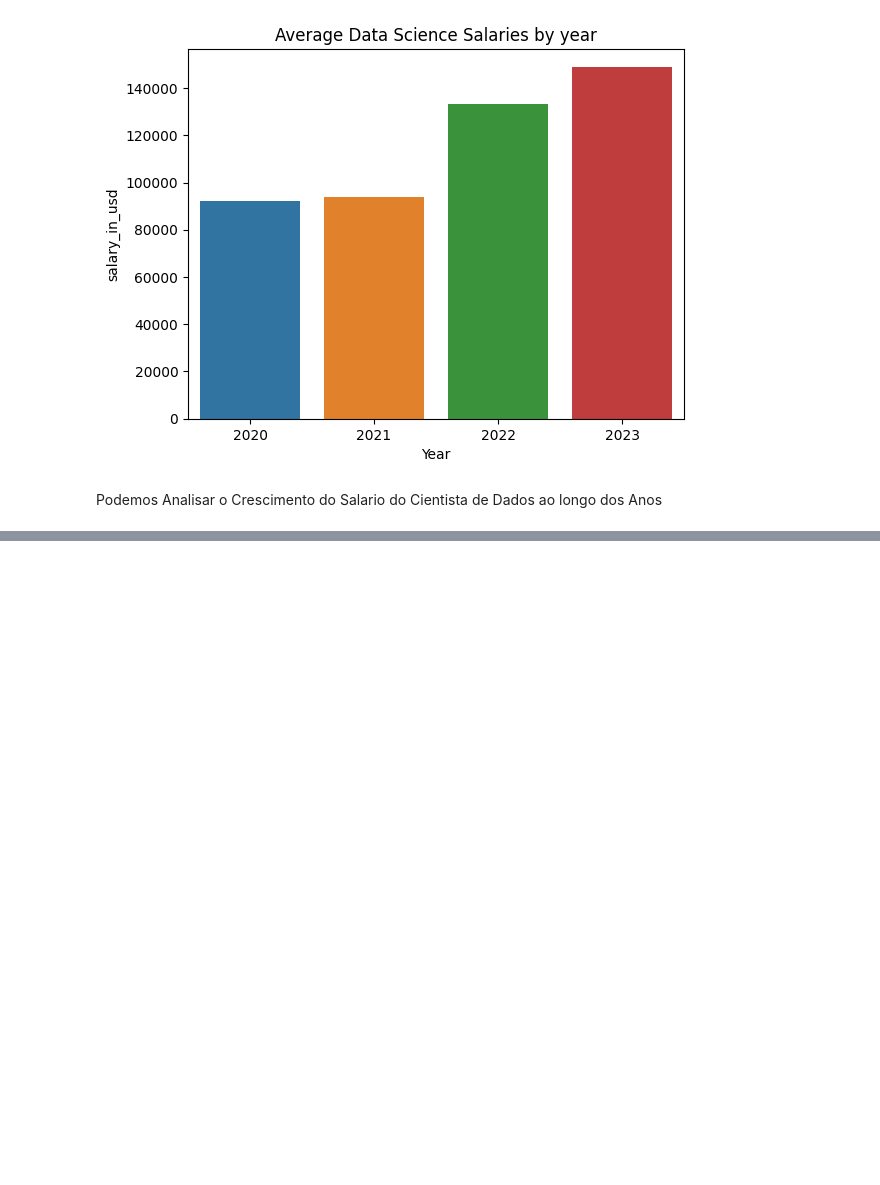
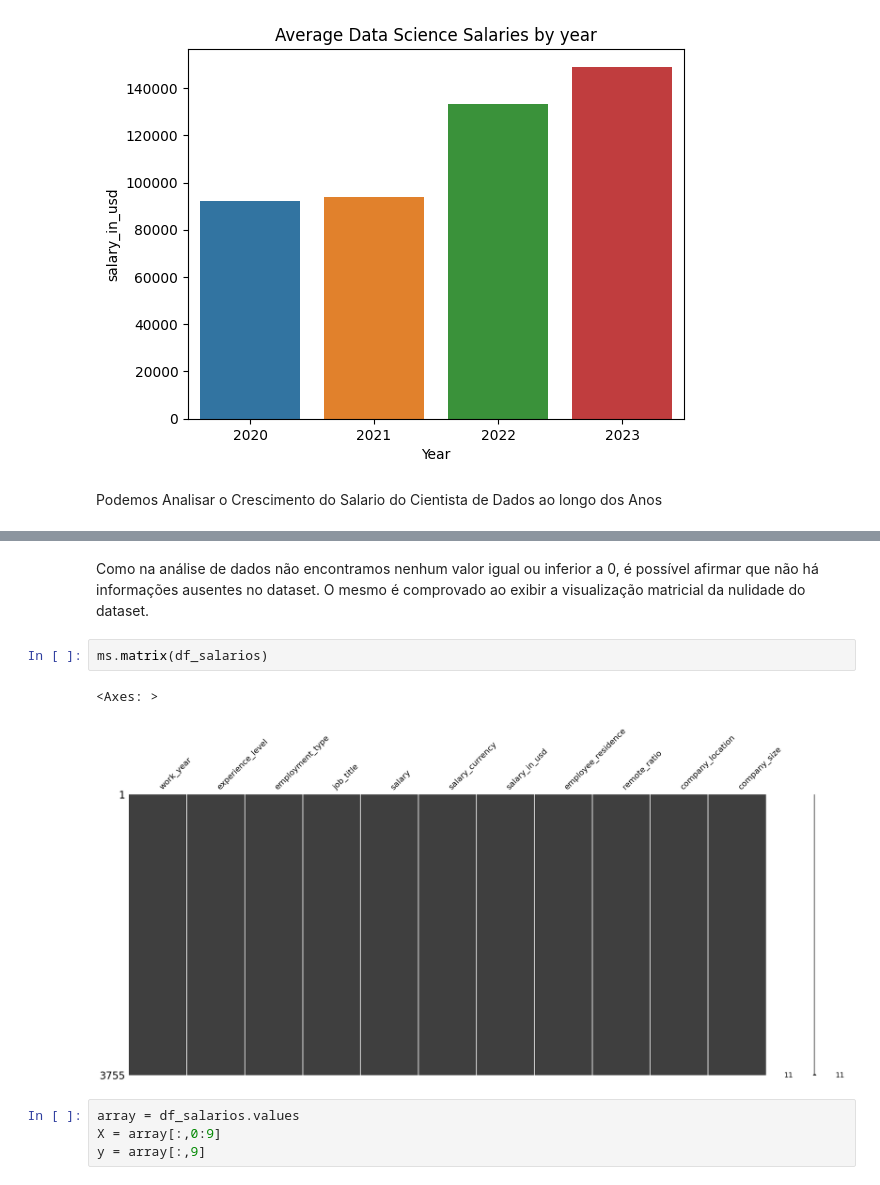
Before and after one commit to Leonascimento85/-mvp_salarios, a Jupyter notebook: MVP_Pós_Ciência_de_Dados_PUC_RIO_.ipynb, the cells around one changed output, grey strips where cells are left out. Drawn from its saved outputs; the diff is of its cells as text; blank space fills up the shorter version.

```diff
--- a/MVP_Pós_Ciência_de_Dados_PUC_RIO_.ipynb
+++ b/MVP_Pós_Ciência_de_Dados_PUC_RIO_.ipynb
@@ -221,0 +246,11 @@ Podemos Analisar o Crescimento do Salario do Cientista de Dados ao longo dos Ano
+# %% [markdown]
+Como na análise de dados não encontramos nenhum valor igual ou inferior a 0, é possível afirmar que não há informações ausentes no dataset. O mesmo é comprovado ao exibir a visualização matricial da nulidade do dataset.
+# %%
+ms.matrix(df_salarios)
+# %% [output]
+<Axes: >
+[figure, added]
+# %%
+array = df_salarios.values
+X = array[:,0:9]
+y = array[:,9]
```
Also changed, not shown: parts of 3 cells of this notebook.
